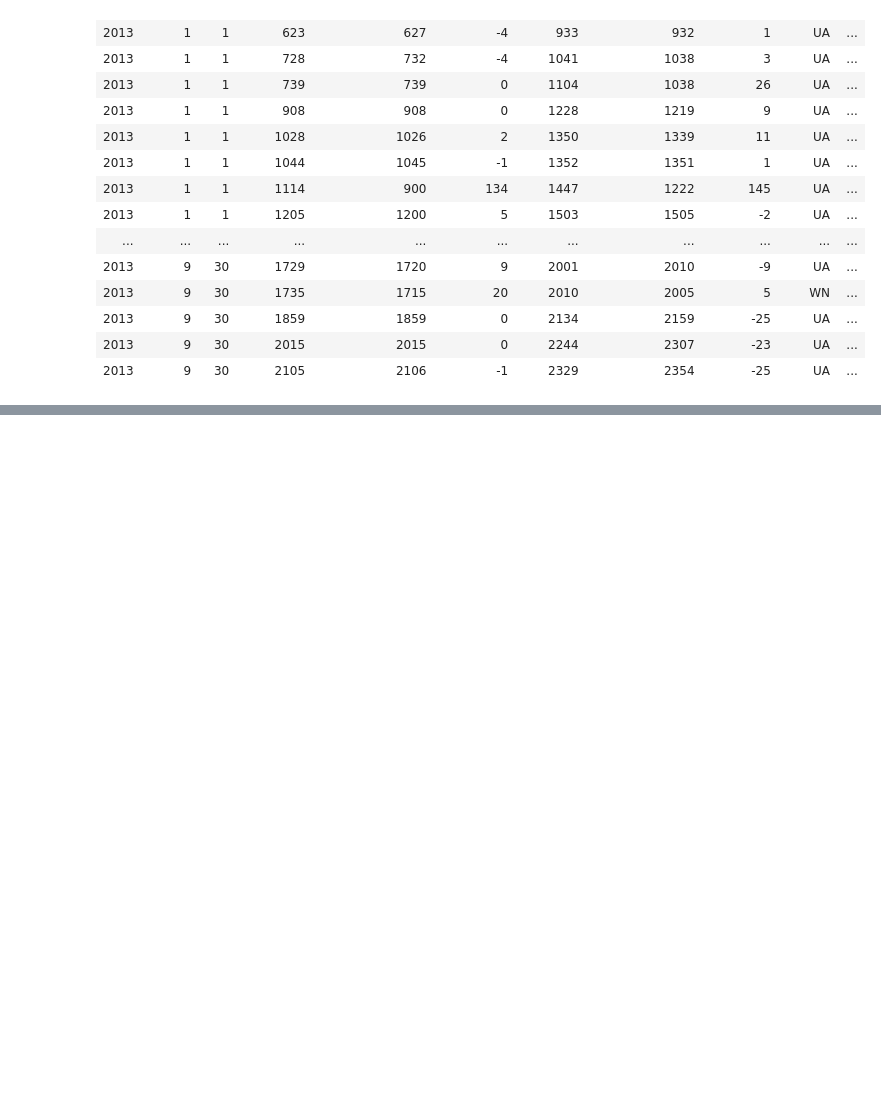
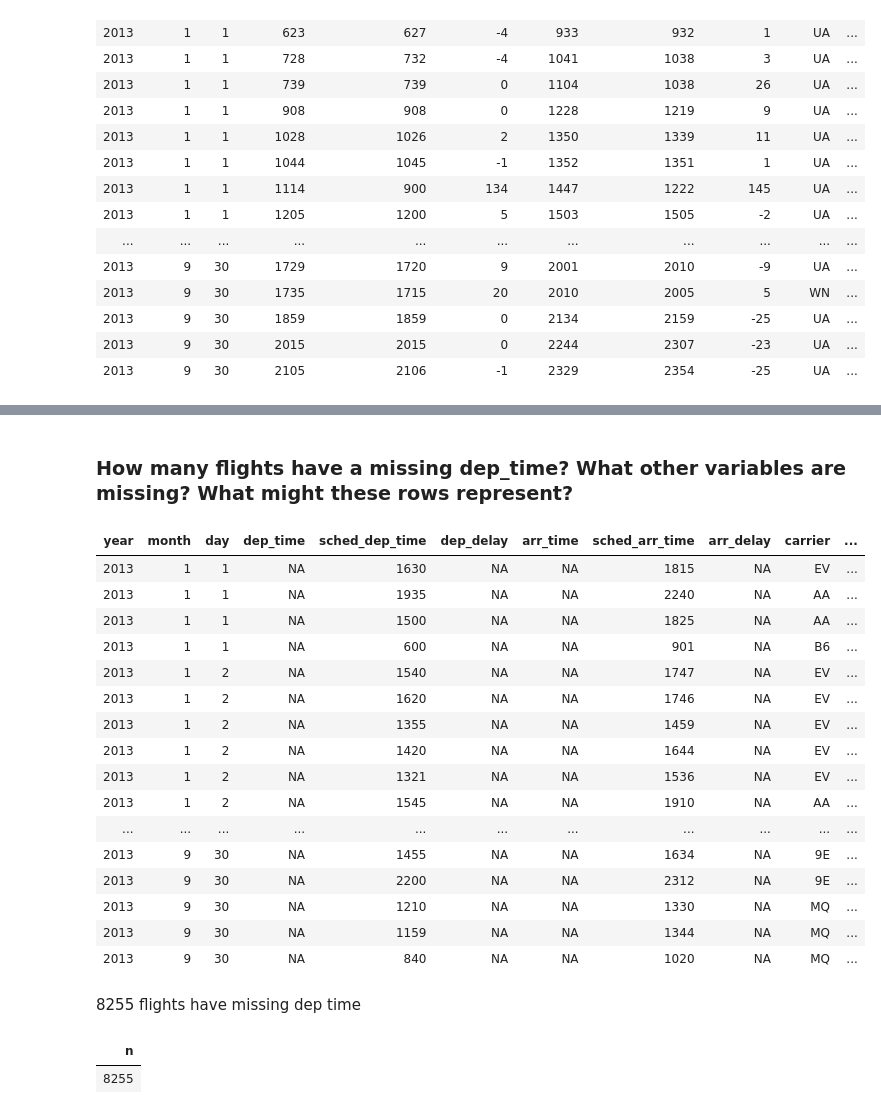
Before and after one commit to infinite-Joy/programming-languages, a Jupyter notebook: r-lang/data transformations in R.ipynb, the cells around one changed output, grey strips where cells are left out. Saved outputs shown, nothing was run; the diff lists cells and outputs as text; code cells hidden in the pictures; blank space fills up the shorter version.

```diff
--- a/r-lang/data transformations in R.ipynb
+++ b/r-lang/data transformations in R.ipynb
@@ -166,0 +253,29 @@ filter(flights, dest == "IAH" | dest == "HOU")
+# %% [markdown]
+### How many flights have a missing dep_time? What other variables are missing? What might these rows represent?
+# %%
+filter(flights, is.na(dep_time))
+# %% [output]
+| year | month | day | dep_time | sched_dep_time | dep_delay | arr_time | sched_arr_time | arr_delay | carrier | ... |
+| 2013 | 1 | 1 | NA | 1630 | NA | NA | 1815 | NA | EV | ... |
+| 2013 | 1 | 1 | NA | 1935 | NA | NA | 2240 | NA | AA | ... |
+| 2013 | 1 | 1 | NA | 1500 | NA | NA | 1825 | NA | AA | ... |
+| 2013 | 1 | 1 | NA | 600 | NA | NA | 901 | NA | B6 | ... |
+| 2013 | 1 | 2 | NA | 1540 | NA | NA | 1747 | NA | EV | ... |
+| 2013 | 1 | 2 | NA | 1620 | NA | NA | 1746 | NA | EV | ... |
+| 2013 | 1 | 2 | NA | 1355 | NA | NA | 1459 | NA | EV | ... |
+| 2013 | 1 | 2 | NA | 1420 | NA | NA | 1644 | NA | EV | ... |
+| 2013 | 1 | 2 | NA | 1321 | NA | NA | 1536 | NA | EV | ... |
+| 2013 | 1 | 2 | NA | 1545 | NA | NA | 1910 | NA | AA | ... |
+| ... | ... | ... | ... | ... | ... | ... | ... | ... | ... | ... |
+| 2013 | 9 | 30 | NA | 1455 | NA | NA | 1634 | NA | 9E | ... |
+| 2013 | 9 | 30 | NA | 2200 | NA | NA | 2312 | NA | 9E | ... |
+| 2013 | 9 | 30 | NA | 1210 | NA | NA | 1330 | NA | MQ | ... |
+| 2013 | 9 | 30 | NA | 1159 | NA | NA | 1344 | NA | MQ | ... |
+| 2013 | 9 | 30 | NA | 840 | NA | NA | 1020 | NA | MQ | ... |
+# %% [markdown]
+8255 flights have missing dep time
+# %%
+count(filter(flights, is.na(dep_time)))
+# %% [output]
+| n |
+| 8255 |
```
Also changed, not shown: parts of 16 cells of this notebook, 1 other file.
